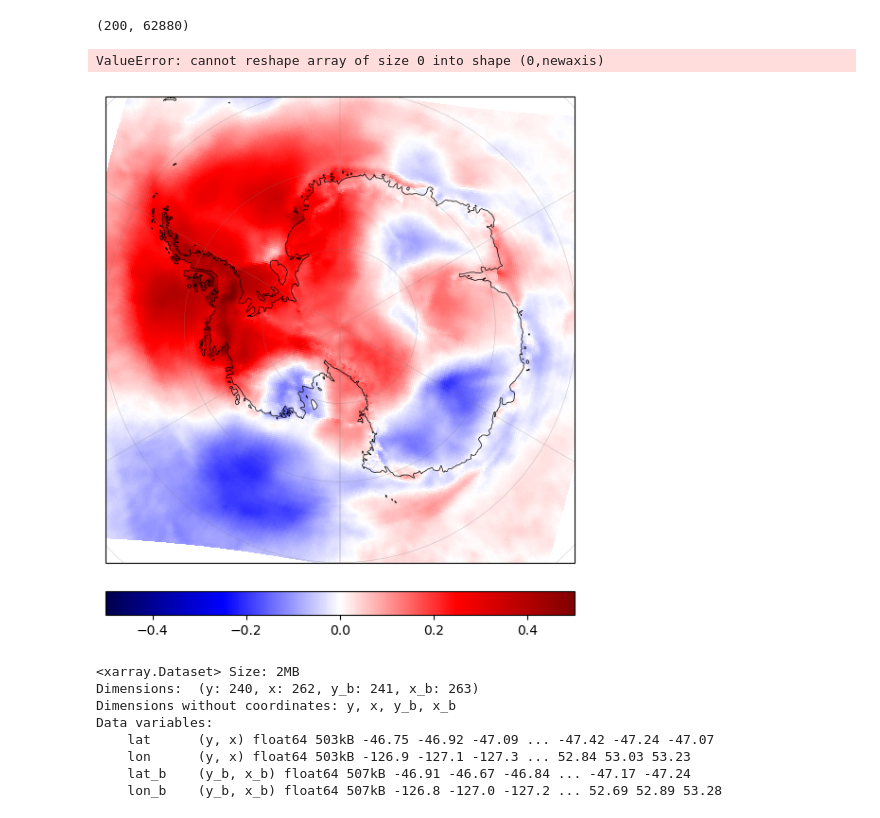
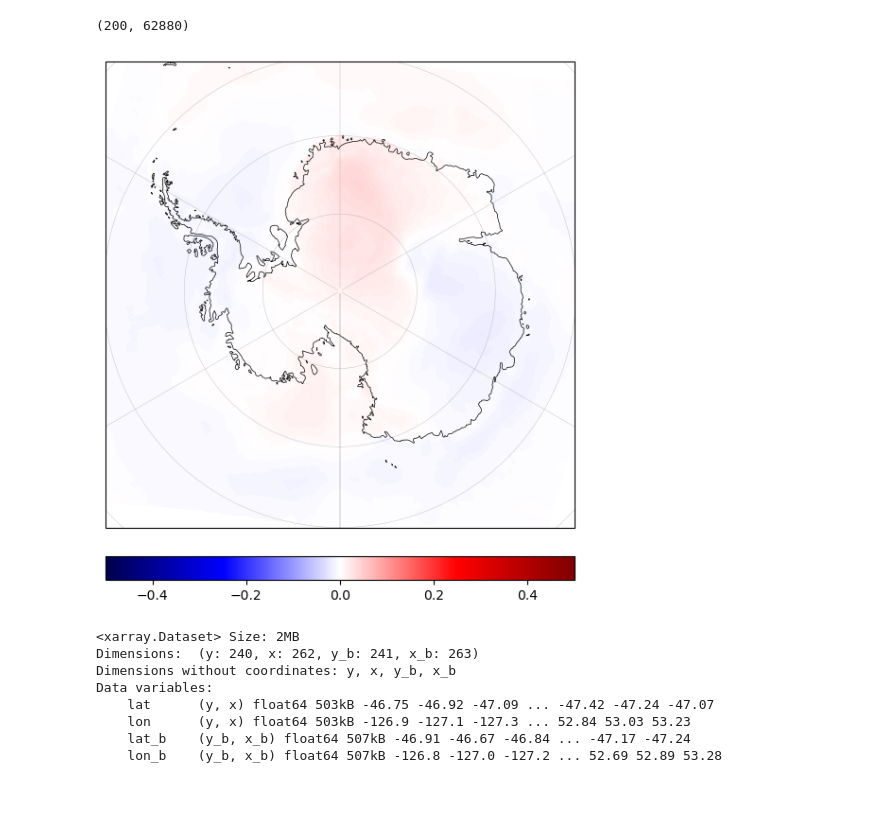
Before and after one commit to advikeswaran/metric-reconstruction, a Jupyter notebook: RACMO_TempRecon.ipynb, the cells around one changed output. Drawn from its saved outputs; the diff is of its cells as text; code cells hidden in the pictures.

```diff
--- a/RACMO_TempRecon.ipynb
+++ b/RACMO_TempRecon.ipynb
@@ -293,16 +293,16 @@ for i in range(200):
     posterior_std[i, :]  = X_dev.std(axis=0, ddof=1)
 # %%
 print(posterior_mean.shape)
-reshaped_means = posterior_mean.reshape(200, 240, 262)
+reshaped_means_temp = posterior_mean.reshape(200, 240, 262)
 # %% [output]
 (200, 62880)
 # %%
 import numpy as np
 
-start_idx = 1957 - 1801  # 156
+start_idx = 1801 - 1801  # 156
 end_idx   = 2000 - 1801  # 199
 
-subset = reshaped_means[start_idx:end_idx+1, :, :]  # shape (44, 242, 262)
+subset = reshaped_means_temp[start_idx:end_idx+1, :, :]  # shape (44, 242, 262)
 
 years_subset = np.arange(subset.shape[0])  # 0..43 for 44 years
 
@@ -315,12 +315,12 @@ X = np.vstack([years_subset, np.ones_like(years_subset)]).T  # shape (44,2)
 # Solve least squares for all grid cells
 beta, _, _, _ = np.linalg.lstsq(X, Y, rcond=None)
 
-slopes = beta[0].reshape(nlat, nlon) * 10    # trend per grid cell
+slopes_temp = beta[0].reshape(nlat, nlon) * 10    # trend per grid cell
 intercepts = beta[1].reshape(nlat, nlon)   # intercept per grid cell
 # %%
 import numpy as np
 
-start_idx = 1957 - 1979  # 156
+start_idx = 1801 - 1979  # 156
 end_idx   = 2000 - 1979  # 199
 
 subset = temp_ann.values[start_idx:end_idx+1, :, :]  # shape (44, 242, 262)
@@ -338,8 +338,6 @@ beta, _, _, _ = np.linalg.lstsq(X, Y, rcond=None)
 
 racmo_slopes = beta[0].reshape(nlat, nlon) * 10    # trend per grid cell
 intercepts = beta[1].reshape(nlat, nlon)   # intercept per grid cell
-# %% [output]
-ValueError: cannot reshape array of size 0 into shape (0,newaxis)
 # %%
 # Define projection
 # Use a South Polar Stereographic projection for proper representation of Antarctica.
@@ -352,35 +350,35 @@ ax = plt.axes(projection=proj)
 
 # Set extent to include entire Antarctic region
 # Input coordinates to set_extent must be in PlateCarree (lat/lon) coordinates.
 ax.set_extent([-180, 180, -90, -60], ccrs.PlateCarree())
 
 # Plot correlation map
 # eais_corr_map is the spatial correlation between each SMB grid cell and EAIS SMB.
 # RACMO lon/lat arrays define the spatial coordinates.
 im = ax.pcolormesh(
-    racmo_accum["lon"], racmo_accum["lat"], slopes,
+    racmo_accum["lon"], racmo_accum["lat"], slopes_temp,
     transform=ccrs.PlateCarree(), vmin=-0.5, vmax=0.5, cmap=plt.cm.seismic # data defined in geographic coordinates
 )
 
 # Add colorbar
 cb = plt.colorbar(im, ax=ax, orientation="horizontal", pad=0.05, shrink=0.8)
 #cb.set_label("Correlation with Antarctic-wide SMB (1979–2022)")
 
 # Add geographic features for context
 ax.add_feature(cfeature.COASTLINE, linewidth=0.5, color="black")
 ax.add_feature(cfeature.LAND, facecolor="lightgray", zorder=0)
 
 # Add gridlines (no labels for cleaner polar map)
 gl = ax.gridlines(draw_labels=False, linewidth=0.3, color="gray", alpha=0.5)
 gl.xlocator = plt.FixedLocator(np.arange(-180, 181, 60))
 
 # Add title
 #plt.title("Local–Continental SMB Correlation (1979–2022)", fontsize=12, pad=10)
 
 # Render plot
 plt.show()
 # %% [output]
-[figure, old version]
+[figure, new version]
 # %%
 mask = xr.open_dataset(home_path + path + "/TotIS_RACMO_ANT27_IMBIE2.nc")
 
```
Also changed, not shown: parts of 15 cells of this notebook.
